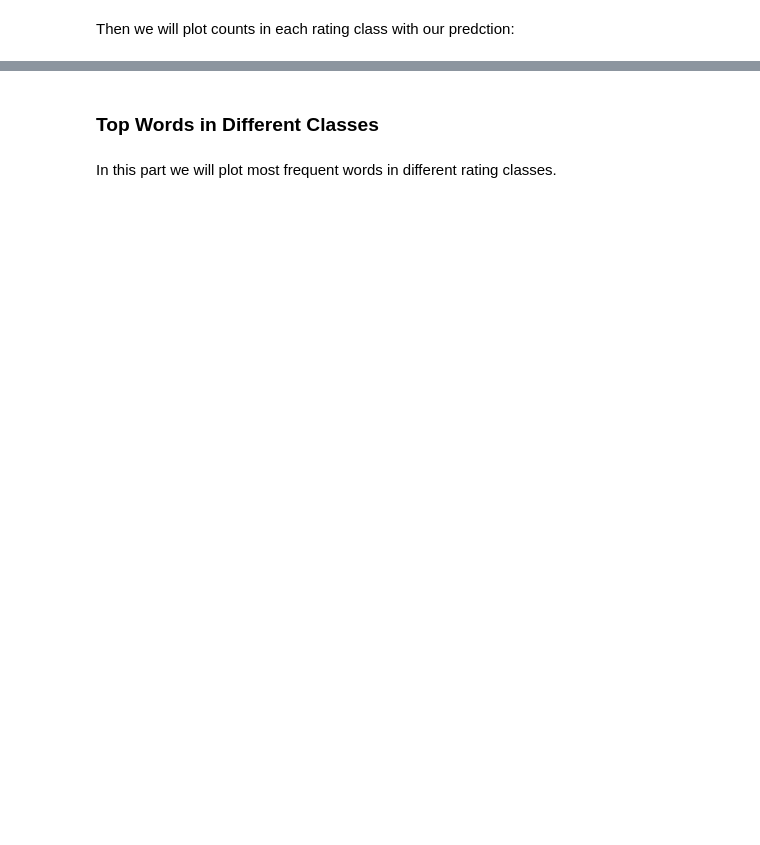
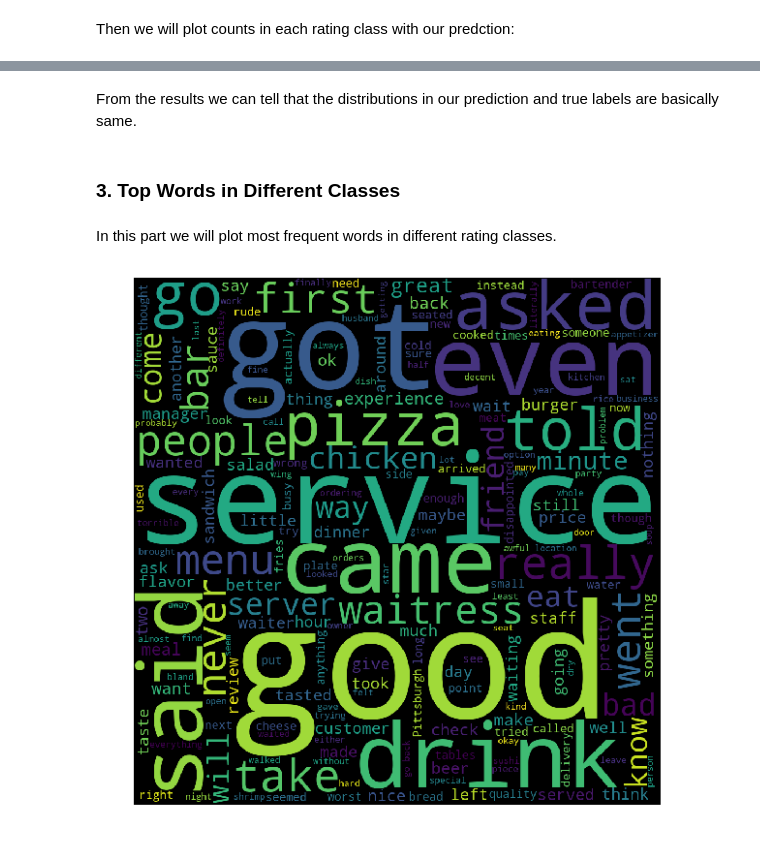
Before and after one commit to Hart-Z/PDS_Project, a Jupyter notebook: RatingPrediction.ipynb, the cells around one changed output, grey strips where cells are left out. Drawn from its saved outputs; the diff is of its cells as text; code cells hidden in the pictures; blank space fills up the shorter version.

```diff
--- a/RatingPrediction.ipynb
+++ b/RatingPrediction.ipynb
@@ -596,7 +640,47 @@ rating_count_plot_pie(pred_df)
+# %% [markdown]
+From the results we can tell that the distributions in our prediction and true labels are basically same.
 # %% [markdown]
-### Top Words in Different Classes
+### 3. Top Words in Different Classes
 # %% [markdown]
 In this part we will plot most frequent words in different rating classes.
 # %%
 from wordcloud import WordCloud, STOPWORDS
 import matplotlib.pyplot as plt
+# %%
+words_1 = ""
+words_2 = ""
+words_3 = ""
+words_4 = ""
+words_5 = ""
+for index, row in df.iterrows():
+    if row['label'] == 1.0:
+        words_1 += row['text']
+    elif row['label'] == 2.0:
+        words_2 += row['text']
+    elif row['label'] == 3.0:
+        words_3 += row['text']
+    elif row['label'] == 4.0:
+        words_4 += row['text']
+    elif row['label'] == 5.0:
+        words_5 += row['text']
+
+# Add neutrual words like "food", "order" to STOPWORD list.
+STOPWORDS.add("food")
+STOPWORDS.add("order")
+STOPWORDS.add("ordered")
+STOPWORDS.add("place")
+STOPWORDS.add("restaurant")
+STOPWORDS.add("table")
+STOPWORDS.add("one")
+STOPWORDS.add("us")
+STOPWORDS.add("time")
+# %%
+# Show high frequency words with 1.0-2.0 ratings.
+wordcloud = WordCloud(width = 1000, height = 1000, background_color ='black', stopwords = STOPWORDS, min_font_size = 10).generate(words_1+words_2)
+plt.figure(figsize = (10, 10))
+plt.imshow(wordcloud)
+plt.axis("off")
+
+plt.show()
+# %% [output]
+[figure, added]
```
Also changed, not shown: parts of 27 cells of this notebook, 1 other file.
